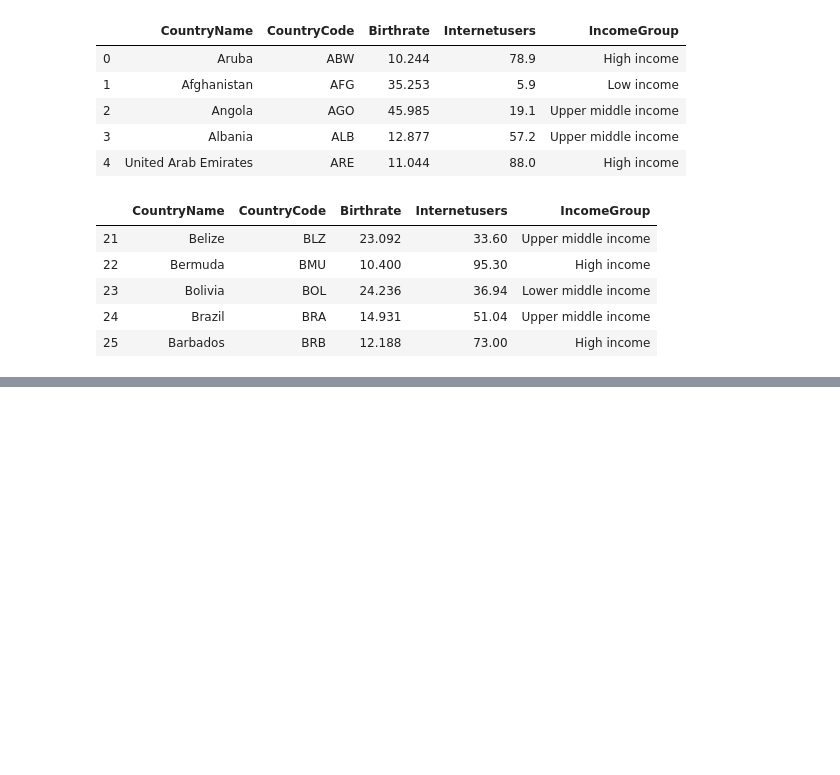
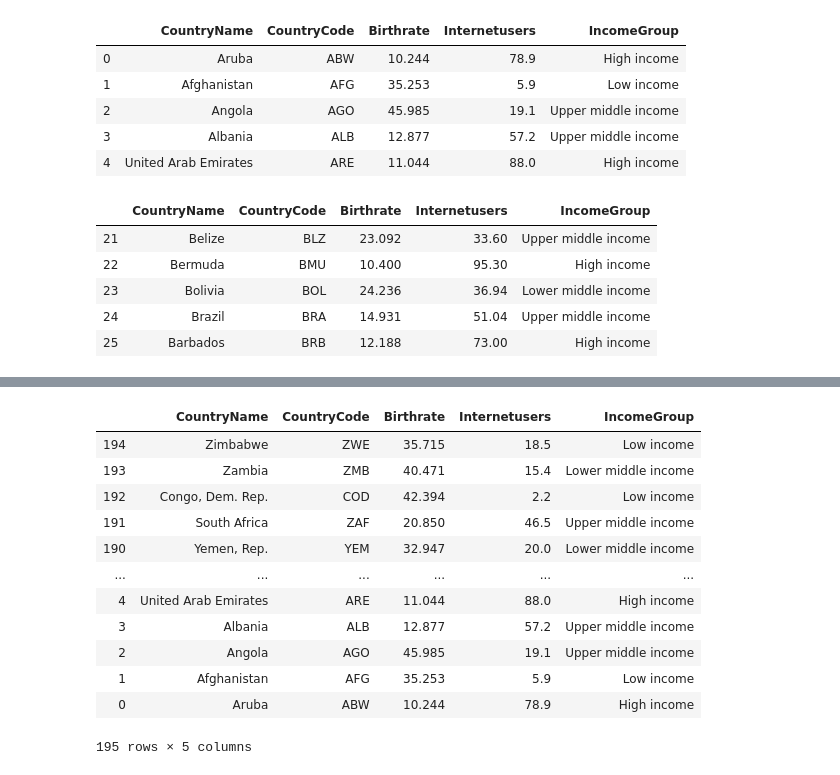
Before and after one commit to rado-radoev/code_mashup, a Jupyter notebook: python/DataSience/A-Z/Dataframes.ipynb, the cells around one changed output, grey strips where cells are left out. Drawn from its saved outputs; the diff is of its cells as text; code cells hidden in the pictures; blank space fills up the shorter version.

```diff
--- a/python/DataSience/A-Z/Dataframes.ipynb
+++ b/python/DataSience/A-Z/Dataframes.ipynb
@@ -175,0 +192,16 @@ stats[21:26]
+# %%
+stats[::-1]
+# %% [output]
+|  | CountryName | CountryCode | Birthrate | Internetusers | IncomeGroup |
+| 194 | Zimbabwe | ZWE | 35.715 | 18.5 | Low income |
+| 193 | Zambia | ZMB | 40.471 | 15.4 | Lower middle income |
+| 192 | Congo, Dem. Rep. | COD | 42.394 | 2.2 | Low income |
+| 191 | South Africa | ZAF | 20.850 | 46.5 | Upper middle income |
+| 190 | Yemen, Rep. | YEM | 32.947 | 20.0 | Lower middle income |
+| ... | ... | ... | ... | ... | ... |
+| 4 | United Arab Emirates | ARE | 11.044 | 88.0 | High income |
+| 3 | Albania | ALB | 12.877 | 57.2 | Upper middle income |
+| 2 | Angola | AGO | 45.985 | 19.1 | Upper middle income |
+| 1 | Afghanistan | AFG | 35.253 | 5.9 | Low income |
+| 0 | Aruba | ABW | 10.244 | 78.9 | High income |
+195 rows × 5 columns
```
Also changed, not shown: parts of 9 cells of this notebook.
